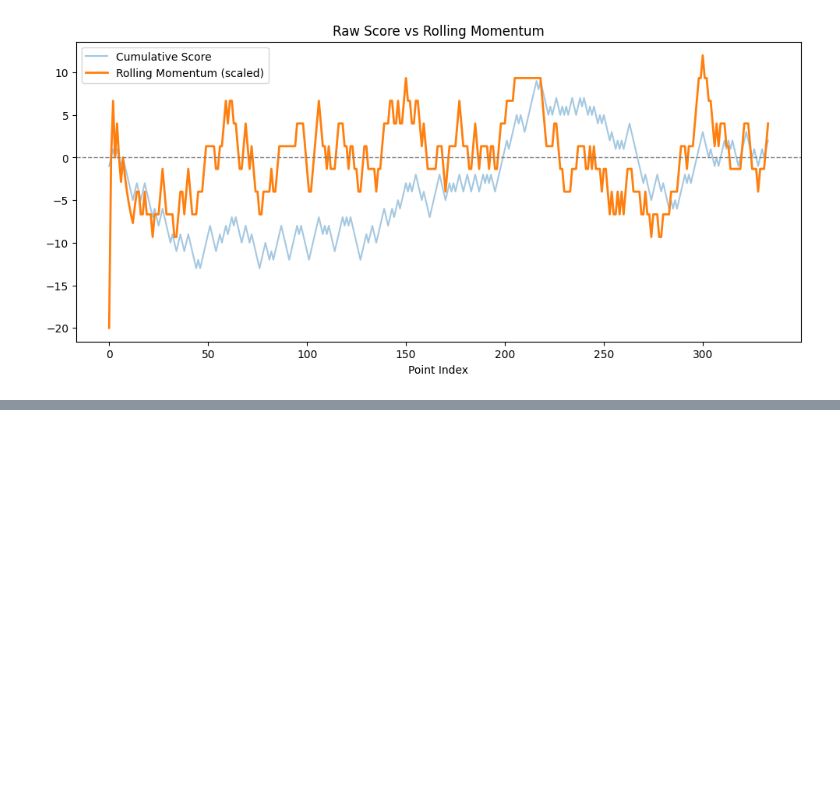
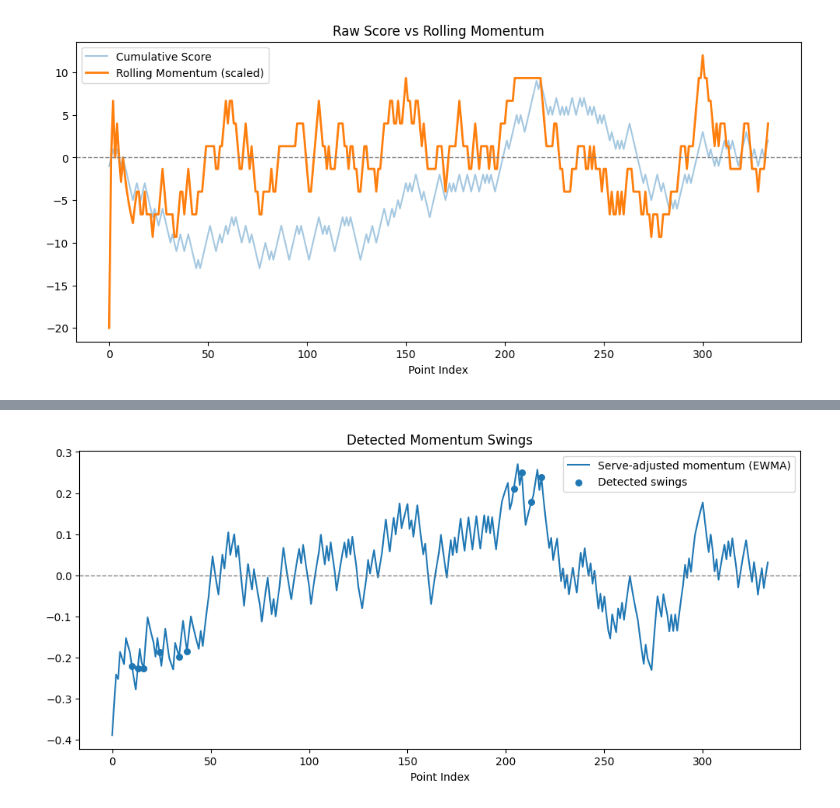
Before and after one commit to gkh-gbh/mcm2024-c-tennis-momentum, a Jupyter notebook: notebooks/02_define_momentum.ipynb, the cells around one changed output, grey strips where cells are left out. Saved outputs shown, nothing was run; the diff lists cells and outputs as text; code cells hidden in the pictures; blank space fills up the shorter version.

```diff
--- a/notebooks/02_define_momentum.ipynb
+++ b/notebooks/02_define_momentum.ipynb
@@ -68,0 +132,42 @@ plt.show()
+# %%
+#计算swing points（局势转变点）
+m = df_match["momentum_srv_ewm"]
+
+trend = m.diff().ewm(span=5, adjust=False).mean()
+amp_thr = m.abs().quantile(0.85)
+
+rev = (
+    (trend.shift(1) > 0) & (trend <= 0) |
+    (trend.shift(1) < 0) & (trend >= 0)
+)
+
+df_match["swing_flag"] = (rev & (m.abs() > amp_thr)).astype(int)
+idx = df_match.index[df_match["swing_flag"] == 1]
+
+keep = []
+i = 0
+while i < len(idx):
+    j = i
+    group = [idx[i]]
+    while j + 1 < len(idx) and idx[j+1] == idx[j] + 1:
+        j += 1
+        group.append(idx[j])
+    # 在这个反转区间里，只留 |m| 最大的点
+    best = max(group, key=lambda x: abs(m.loc[x]))
+    keep.append(best)
+    i = j + 1
+
+df_match["swing_flag"] = 0
+df_match.loc[keep, "swing_flag"] = 1
+# %%
+plt.figure(figsize=(12, 5))
+plt.plot(m, label="Serve-adjusted momentum (EWMA)")
+swing_idx = df_match.index[df_match["swing_flag"]==1]
+plt.scatter(swing_idx, m.loc[swing_idx], s=30, label="Detected swings")
+plt.axhline(0, color="gray", linestyle="--", linewidth=1)
+plt.legend()
+plt.title("Detected Momentum Swings")
+plt.xlabel("Point Index")
+plt.show()
+# %% [output]
+[figure, added]
```
Also changed, not shown: parts of 4 cells of this notebook, 1 other file.
